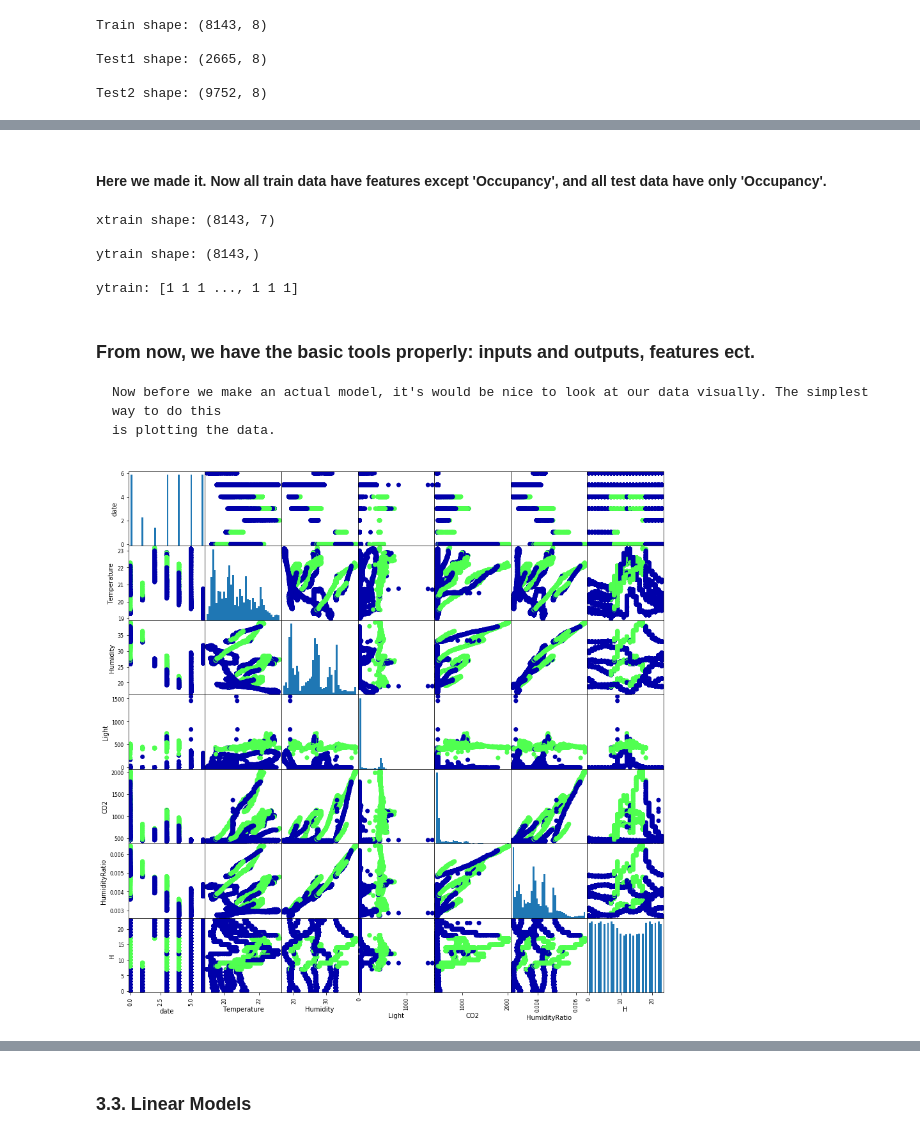
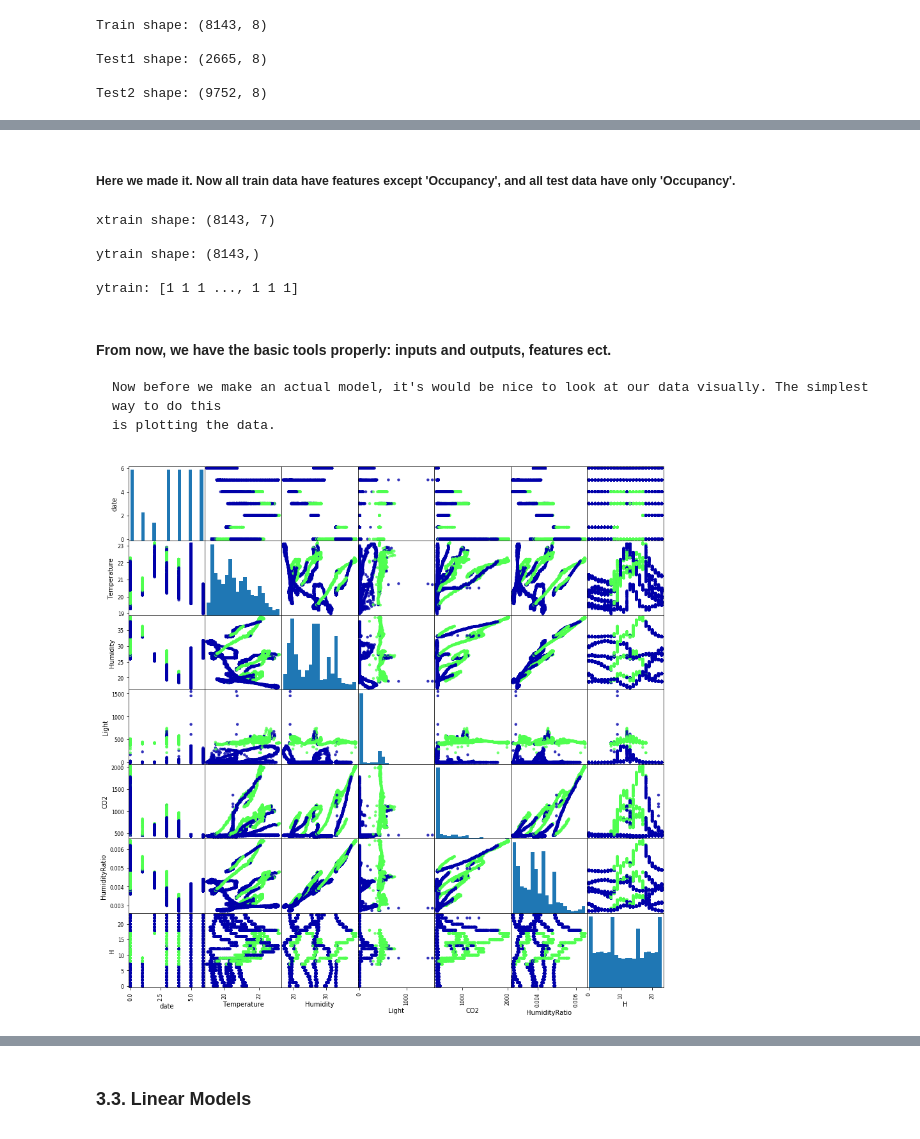
Before and after one commit to emremrah/data-mining-project-1, a Jupyter notebook: DataMiningProject1.ipynb, the cells around one changed output, grey strips where cells are left out. Saved outputs shown, nothing was run; the diff lists cells and outputs as text; code cells hidden in the pictures.

```diff
--- a/DataMiningProject1.ipynb
+++ b/DataMiningProject1.ipynb
@@ -189,7 +192,7 @@ xtest2 = test2.loc[:, test2.columns.values]
 del xtest2["Occupancy"]
 ytest2 = target3
 # %% [markdown]
-#### Here we made it. Now all train data have features except 'Occupancy', and all test data have only 'Occupancy'.
+##### Here we made it. Now all train data have features except 'Occupancy', and all test data have only 'Occupancy'.
 # %%
 print("xtrain shape: {}\n".format(xtrain.shape))
 print("ytrain shape: {}\n".format(ytrain.shape))
@@ -201,7 +204,7 @@ ytrain shape: (8143,)
 
 ytrain: [1 1 1 ..., 1 1 1]
 # %% [markdown]
-### From now, we have the basic tools properly: inputs and outputs, features ect.
+#### From now, we have the basic tools properly: inputs and outputs, features ect.
 
     Now before we make an actual model, it's would be nice to look at our data visually. The simplest way to do this
     is plotting the data.
@@ -214,8 +217,8 @@ import mglearn
 # %%
 dataframe = pd.DataFrame(xtrain, columns=xtrain)
 pd.plotting.scatter_matrix(xtrain, c = ytrain, figsize = (15,15), marker='o',
-                           hist_kwds={'bins': 40}, s=50, alpha=1, cmap=mglearn.cm3)
+                           hist_kwds={'bins': 20}, s=20, alpha=.8, cmap=mglearn.cm3)
 plt.show()
 # %% [output]
-[figure, old version]
+[figure, new version]
 # %% [markdown]
```
Also changed, not shown: parts of 57 cells of this notebook.
